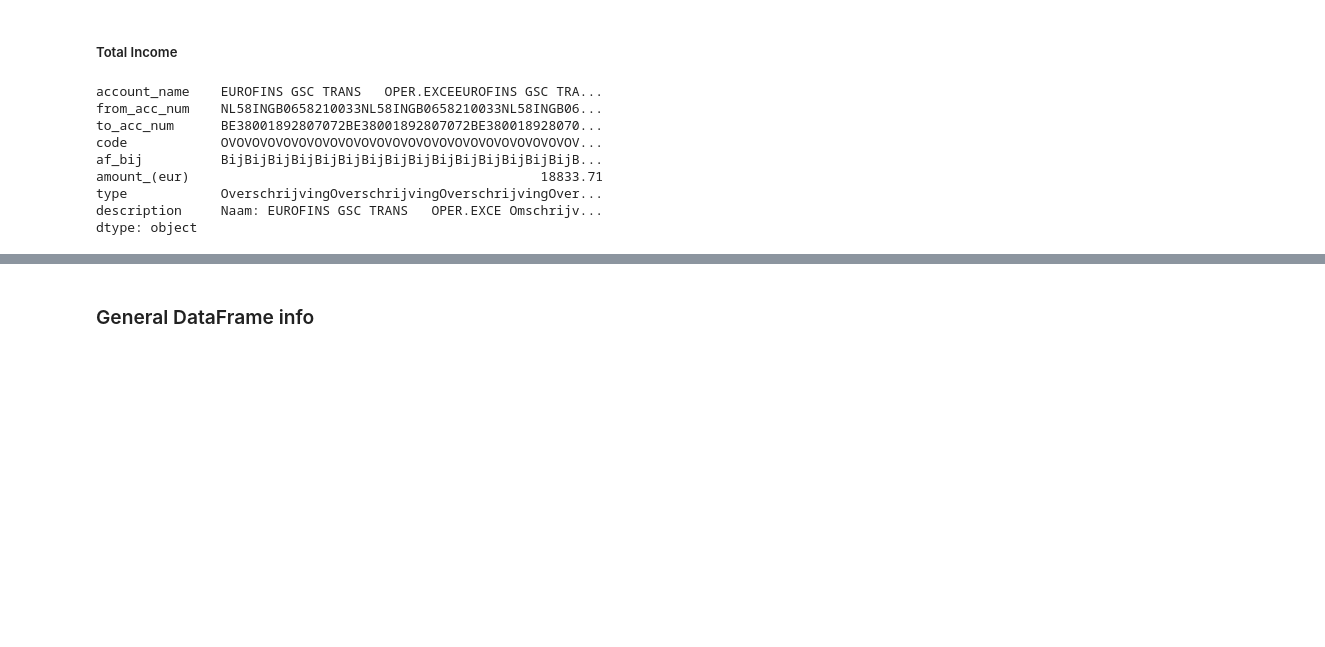
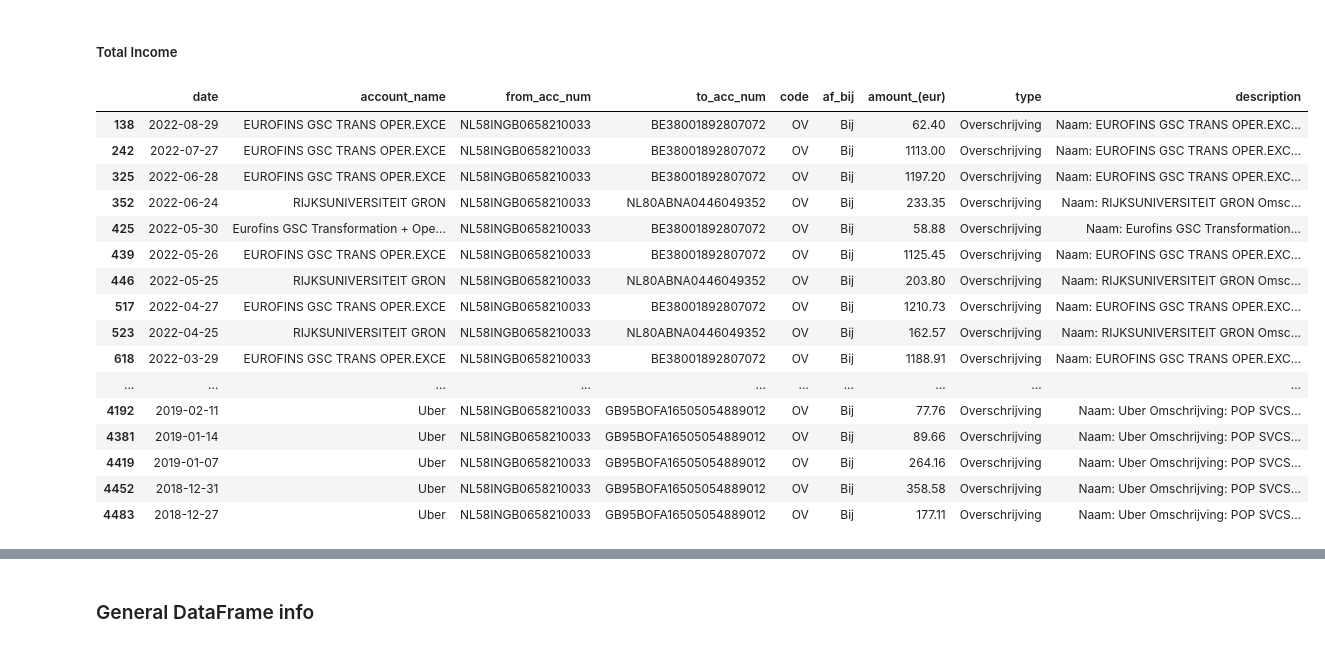
Before and after one commit to dizzydwarfus/Personal_Projects, a Jupyter notebook: personal_finance/expenses.ipynb, the cells around one changed output, grey strips where cells are left out. Cells and saved outputs as stored; diff of their text form; code cells hidden in the pictures; blank space fills up the shorter version.

```diff
--- a/personal_finance/expenses.ipynb
+++ b/personal_finance/expenses.ipynb
@@ -93,14 +93,23 @@ df_tuition['amount_(eur)'].plot(kind='hist')
 # %% [markdown]
 ##### Total Income
 # %%
-df[(df['af_bij'] == "Bij") & ((df['account_name'].str.contains("RIJK", case=False)) | (df['account_name'].str.contains("UBER", case=False)) | (df['account_name'].str.contains("EUROFINS", case=False)))].sum()
+total_income = df[(df['af_bij'] == "Bij") & ((df['account_name'].str.contains("RIJK", case=False)) | (df['account_name'].str.contains("UBER", case=False)) | (df['account_name'].str.contains("EUROFINS", case=False)))]
+total_income
 # %% [output]
-account_name    EUROFINS GSC TRANS   OPER.EXCEEUROFINS GSC TRA...
-from_acc_num    NL58INGB0658210033NL58INGB0658210033NL58INGB06...
-to_acc_num      BE38001892807072BE38001892807072BE380018928070...
-code            OVOVOVOVOVOVOVOVOVOVOVOVOVOVOVOVOVOVOVOVOVOVOV...
-af_bij          BijBijBijBijBijBijBijBijBijBijBijBijBijBijBijB...
-amount_(eur)                                             18833.71
-type            OverschrijvingOverschrijvingOverschrijvingOver...
-description     Naam: EUROFINS GSC TRANS   OPER.EXCE Omschrijv...
-dtype: object
+|  | date | account_name | from_acc_num | to_acc_num | code | af_bij | amount_(eur) | type | description |
+| 138 | 2022-08-29 | EUROFINS GSC TRANS OPER.EXCE | NL58INGB0658210033 | BE38001892807072 | OV | Bij | 62.40 | Overschrijving | Naam: EUROFINS GSC TRANS OPER.EXC... |
+| 242 | 2022-07-27 | EUROFINS GSC TRANS OPER.EXCE | NL58INGB0658210033 | BE38001892807072 | OV | Bij | 1113.00 | Overschrijving | Naam: EUROFINS GSC TRANS OPER.EXC... |
+| 325 | 2022-06-28 | EUROFINS GSC TRANS OPER.EXCE | NL58INGB0658210033 | BE38001892807072 | OV | Bij | 1197.20 | Overschrijving | Naam: EUROFINS GSC TRANS OPER.EXC... |
+| 352 | 2022-06-24 | RIJKSUNIVERSITEIT GRON | NL58INGB0658210033 | NL80ABNA0446049352 | OV | Bij | 233.35 | Overschrijving | Naam: RIJKSUNIVERSITEIT GRON Omsc... |
+| 425 | 2022-05-30 | Eurofins GSC Transformation + Ope... | NL58INGB0658210033 | BE38001892807072 | OV | Bij | 58.88 | Overschrijving | Naam: Eurofins GSC Transformation... |
+| 439 | 2022-05-26 | EUROFINS GSC TRANS OPER.EXCE | NL58INGB0658210033 | BE38001892807072 | OV | Bij | 1125.45 | Overschrijving | Naam: EUROFINS GSC TRANS OPER.EXC... |
+| 446 | 2022-05-25 | RIJKSUNIVERSITEIT GRON | NL58INGB0658210033 | NL80ABNA0446049352 | OV | Bij | 203.80 | Overschrijving | Naam: RIJKSUNIVERSITEIT GRON Omsc... |
+| 517 | 2022-04-27 | EUROFINS GSC TRANS OPER.EXCE | NL58INGB0658210033 | BE38001892807072 | OV | Bij | 1210.73 | Overschrijving | Naam: EUROFINS GSC TRANS OPER.EXC... |
+| 523 | 2022-04-25 | RIJKSUNIVERSITEIT GRON | NL58INGB0658210033 | NL80ABNA0446049352 | OV | Bij | 162.57 | Overschrijving | Naam: RIJKSUNIVERSITEIT GRON Omsc... |
+| 618 | 2022-03-29 | EUROFINS GSC TRANS OPER.EXCE | NL58INGB0658210033 | BE38001892807072 | OV | Bij | 1188.91 | Overschrijving | Naam: EUROFINS GSC TRANS OPER.EXC... |
+| ... | ... | ... | ... | ... | ... | ... | ... | ... | ... |
+| 4192 | 2019-02-11 | Uber | NL58INGB0658210033 | GB95BOFA16505054889012 | OV | Bij | 77.76 | Overschrijving | Naam: Uber Omschrijving: POP SVCS... |
+| 4381 | 2019-01-14 | Uber | NL58INGB0658210033 | GB95BOFA16505054889012 | OV | Bij | 89.66 | Overschrijving | Naam: Uber Omschrijving: POP SVCS... |
+| 4419 | 2019-01-07 | Uber | NL58INGB0658210033 | GB95BOFA16505054889012 | OV | Bij | 264.16 | Overschrijving | Naam: Uber Omschrijving: POP SVCS... |
+| 4452 | 2018-12-31 | Uber | NL58INGB0658210033 | GB95BOFA16505054889012 | OV | Bij | 358.58 | Overschrijving | Naam: Uber Omschrijving: POP SVCS... |
+| 4483 | 2018-12-27 | Uber | NL58INGB0658210033 | GB95BOFA16505054889012 | OV | Bij | 177.11 | Overschrijving | Naam: Uber Omschrijving: POP SVCS... |
```
Also changed, not shown: parts of 4 cells of this notebook, 9 other files.
